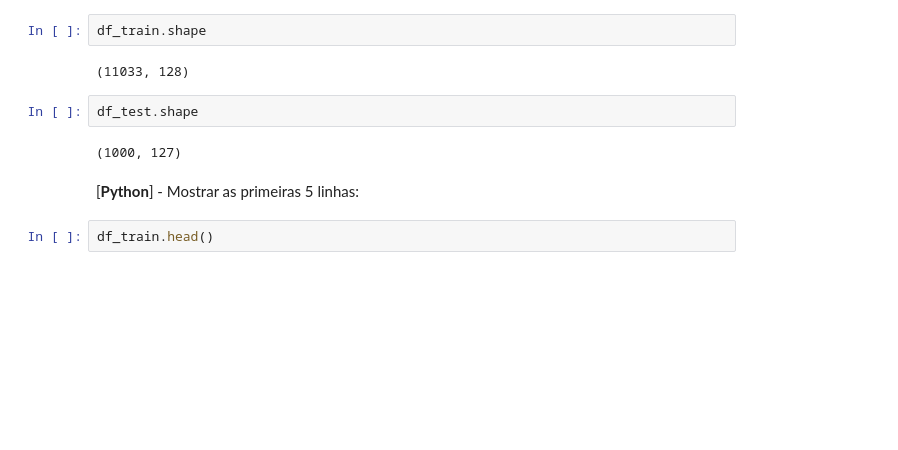
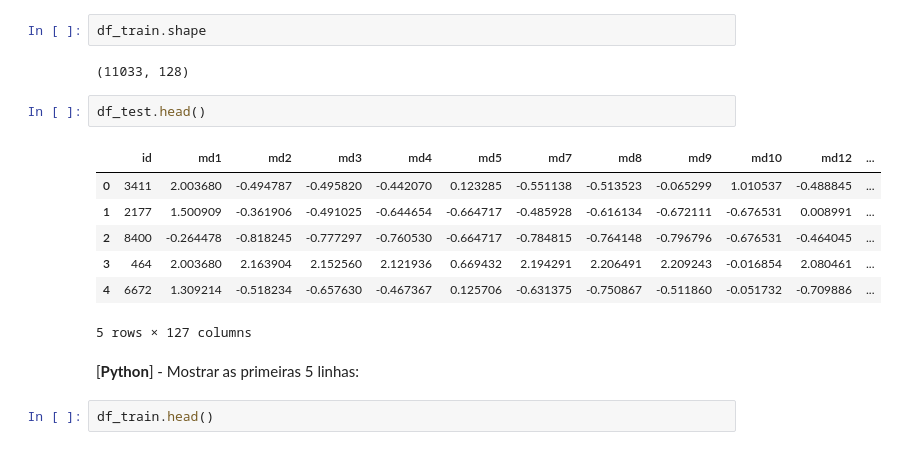
Before and after one commit to flavianacif/DSWP, a Jupyter notebook: RFB_RN_10.ipynb, the cells around one changed output. Saved outputs shown, nothing was run; the diff lists cells and outputs as text; blank space fills up the shorter version.

```diff
--- a/RFB_RN_10.ipynb
+++ b/RFB_RN_10.ipynb
@@ -37,9 +37,15 @@ df_train.shape
 # %% [output]
 (11033, 128)
 # %%
-df_test.shape
+df_test.head()
 # %% [output]
+|  | id | md1 | md2 | md3 | md4 | md5 | md7 | md8 | md9 | md10 | md12 | ... |
+| 0 | 3411 | 2.003680 | -0.494787 | -0.495820 | -0.442070 | 0.123285 | -0.551138 | -0.513523 | -0.065299 | 1.010537 | -0.488845 | ... |
+| 1 | 2177 | 1.500909 | -0.361906 | -0.491025 | -0.644654 | -0.664717 | -0.485928 | -0.616134 | -0.672111 | -0.676531 | 0.008991 | ... |
+| 2 | 8400 | -0.264478 | -0.818245 | -0.777297 | -0.760530 | -0.664717 | -0.784815 | -0.764148 | -0.796796 | -0.676531 | -0.464045 | ... |
+| 3 | 464 | 2.003680 | 2.163904 | 2.152560 | 2.121936 | 0.669432 | 2.194291 | 2.206491 | 2.209243 | -0.016854 | 2.080461 | ... |
+| 4 | 6672 | 1.309214 | -0.518234 | -0.657630 | -0.467367 | 0.125706 | -0.631375 | -0.750867 | -0.511860 | -0.051732 | -0.709886 | ... |
-(1000, 127)
+5 rows × 127 columns
 # %% [markdown]
 [**Python**] - Mostrar as primeiras 5 linhas:
 # %%
```
